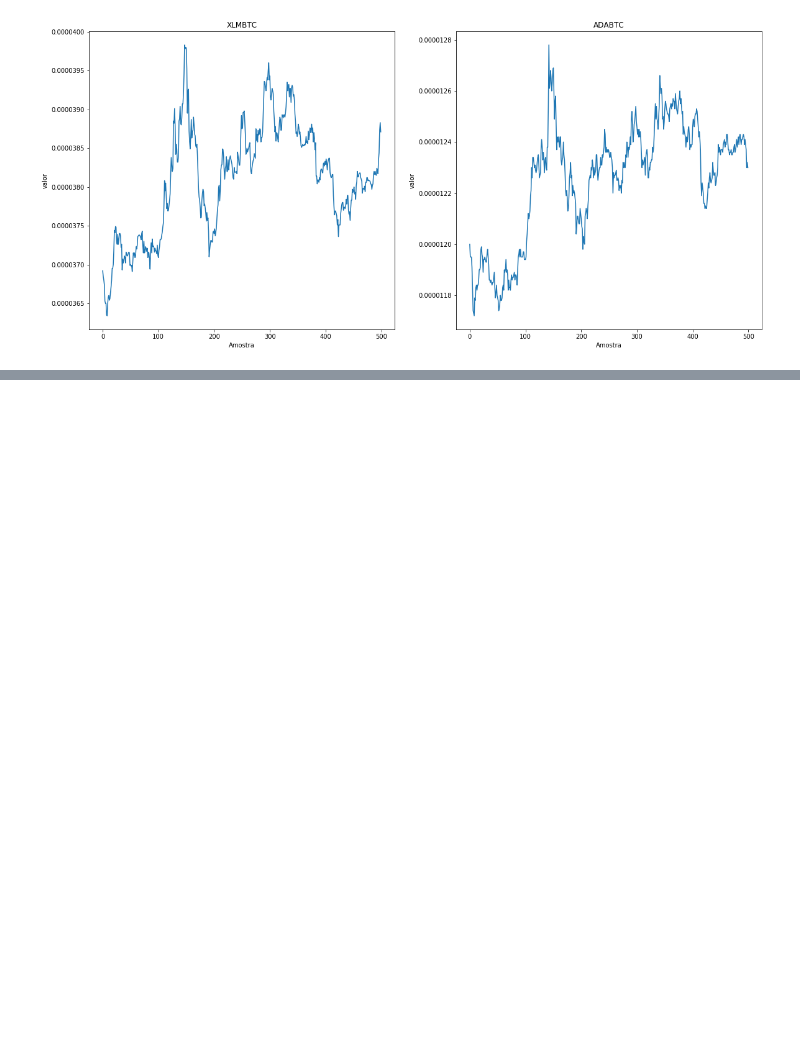
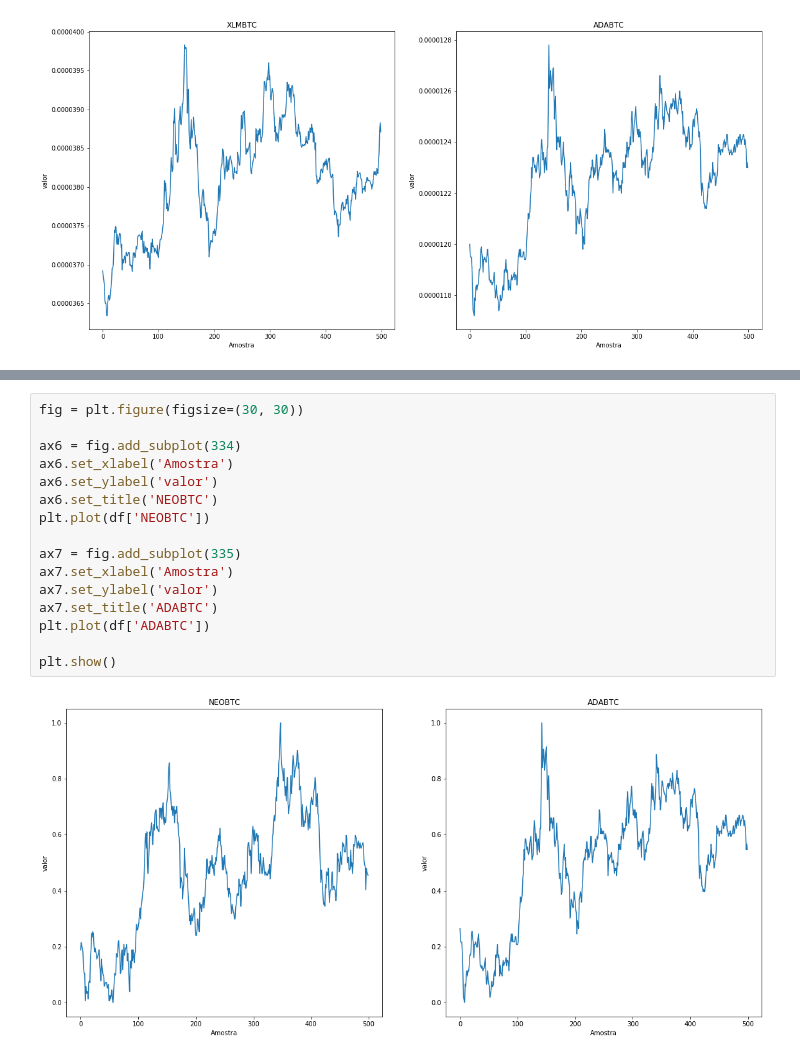
Before and after one commit to GabsGear/correlact_criptos, a Jupyter notebook: experimento 1 .ipynb, the cells around one changed output, grey strips where cells are left out. Saved outputs shown, nothing was run; the diff lists cells and outputs as text; blank space fills up the shorter version.

```diff
--- a/experimento 1 .ipynb
+++ b/experimento 1 .ipynb
@@ -189,0 +209,18 @@ plt.show()
+# %%
+fig = plt.figure(figsize=(30, 30))
+
+ax6 = fig.add_subplot(334)
+ax6.set_xlabel('Amostra')
+ax6.set_ylabel('valor')
+ax6.set_title('NEOBTC')
+plt.plot(df['NEOBTC'])
+
+ax7 = fig.add_subplot(335)
+ax7.set_xlabel('Amostra')
+ax7.set_ylabel('valor')
+ax7.set_title('ADABTC')
+plt.plot(df['ADABTC'])
+
+plt.show()
+# %% [output]
+[figure, added]
```
Also changed, not shown: parts of 6 cells of this notebook.
